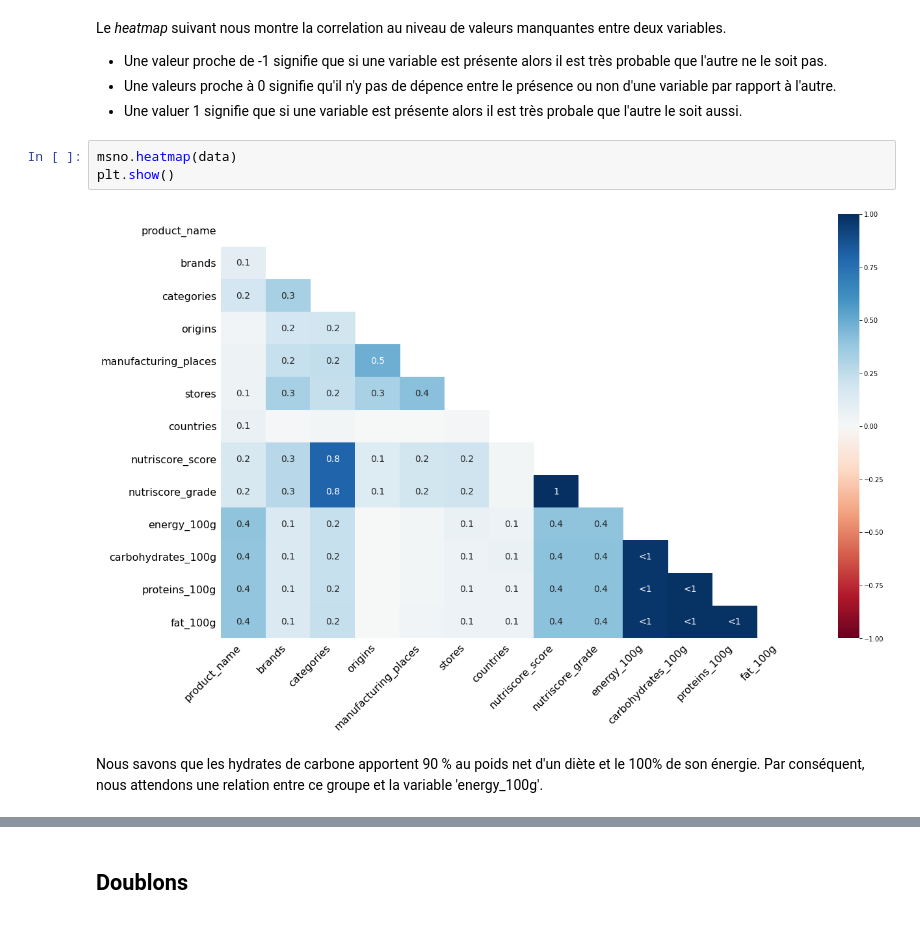
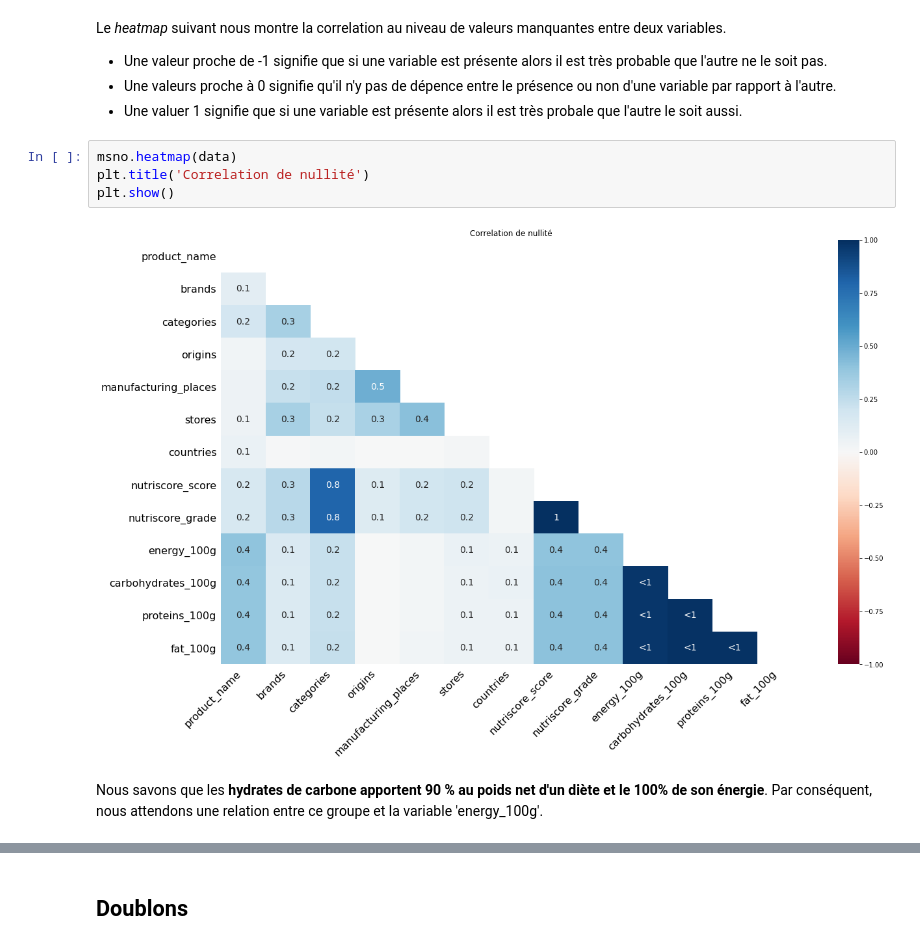
Before and after one commit to Alonso-Celis/PSante_celis_alonso, a Jupyter notebook: PSanté_01_notebooknettoyage.ipynb, the cells around one changed output, grey strips where cells are left out. Cells and saved outputs as stored; diff of their text form.

```diff
--- a/PSanté_01_notebooknettoyage.ipynb
+++ b/PSanté_01_notebooknettoyage.ipynb
@@ -119,10 +147,11 @@ Le *heatmap* suivant nous montre la correlation au niveau de valeurs manquantes
 * Une valuer 1 signifie que si une variable est présente alors il est très probale que l'autre le soit aussi.
 # %%
 msno.heatmap(data)
+plt.title('Correlation de nullité')
 plt.show()
 # %% [output]
-[figure, old version]
+[figure, new version]
 # %% [markdown]
-Nous savons que les hydrates de carbone apportent 90 % au poids net d'un diète et le 100% de son énergie. Par conséquent, nous attendons une relation entre ce groupe et la variable 'energy_100g'.
+Nous savons que les **hydrates de carbone apportent 90 % au poids net d'un diète et le 100% de son énergie**. Par conséquent, nous attendons une relation entre ce groupe et la variable 'energy_100g'.
 # %%
 msno.dendrogram(data)
```
Also changed, not shown: parts of 27 cells of this notebook.
